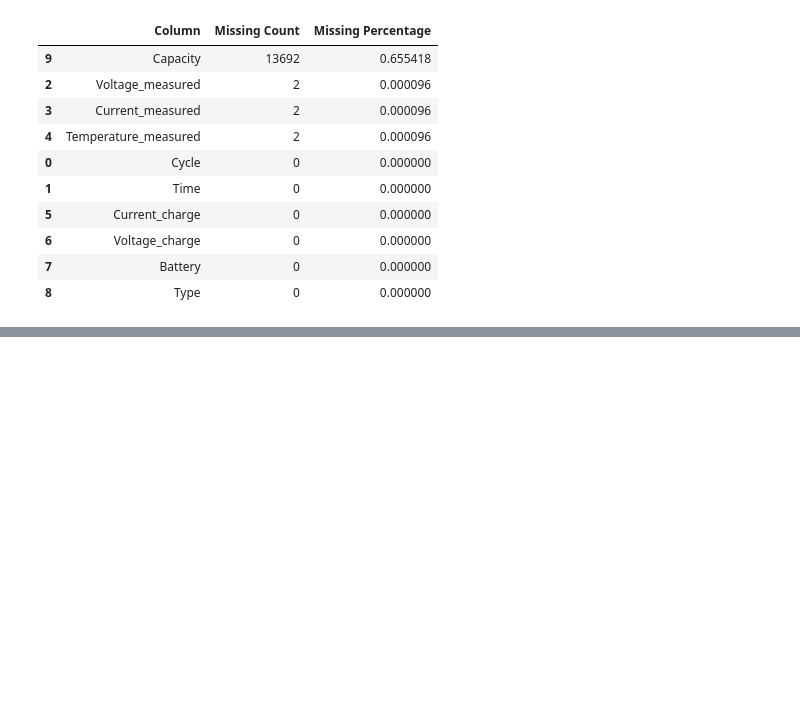
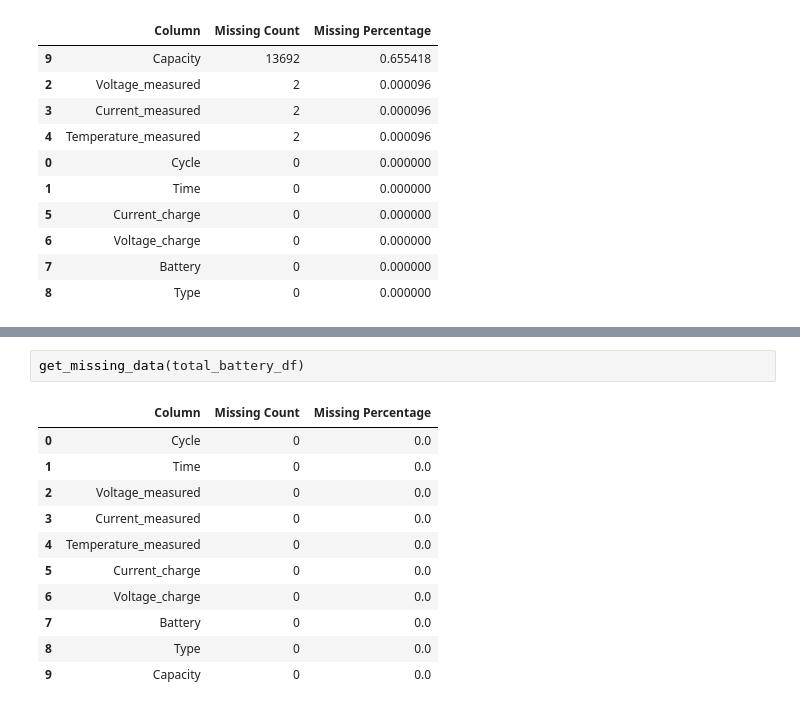
Before and after one commit to RomanShrestha07/CPSC_4830_Group_Project, a Jupyter notebook: Group_Project.ipynb, the cells around one changed output, grey strips where cells are left out. Saved outputs shown, nothing was run; the diff lists cells and outputs as text; blank space fills up the shorter version.

```diff
--- a/Group_Project.ipynb
+++ b/Group_Project.ipynb
@@ -754 +688,15 @@ total_battery_df
 2075356 rows × 10 columns
+# %%
+get_missing_data(total_battery_df)
+# %% [output]
+|  | Column | Missing Count | Missing Percentage |
+| 0 | Cycle | 0 | 0.0 |
+| 1 | Time | 0 | 0.0 |
+| 2 | Voltage_measured | 0 | 0.0 |
+| 3 | Current_measured | 0 | 0.0 |
+| 4 | Temperature_measured | 0 | 0.0 |
+| 5 | Current_charge | 0 | 0.0 |
+| 6 | Voltage_charge | 0 | 0.0 |
+| 7 | Battery | 0 | 0.0 |
+| 8 | Type | 0 | 0.0 |
+| 9 | Capacity | 0 | 0.0 |
```
Also changed, not shown: parts of 28 cells of this notebook.
